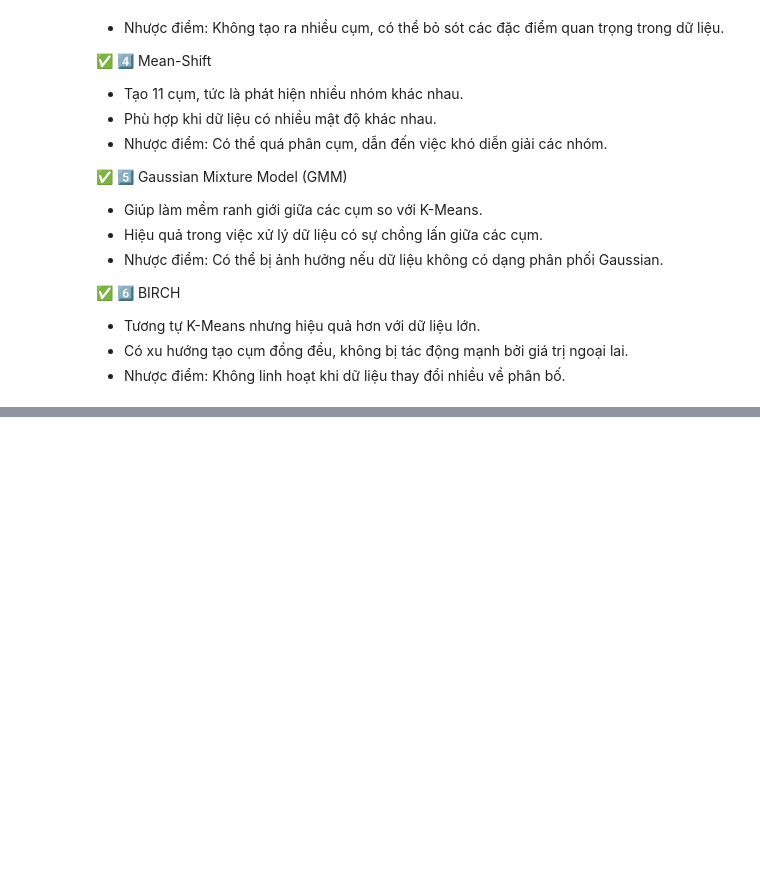
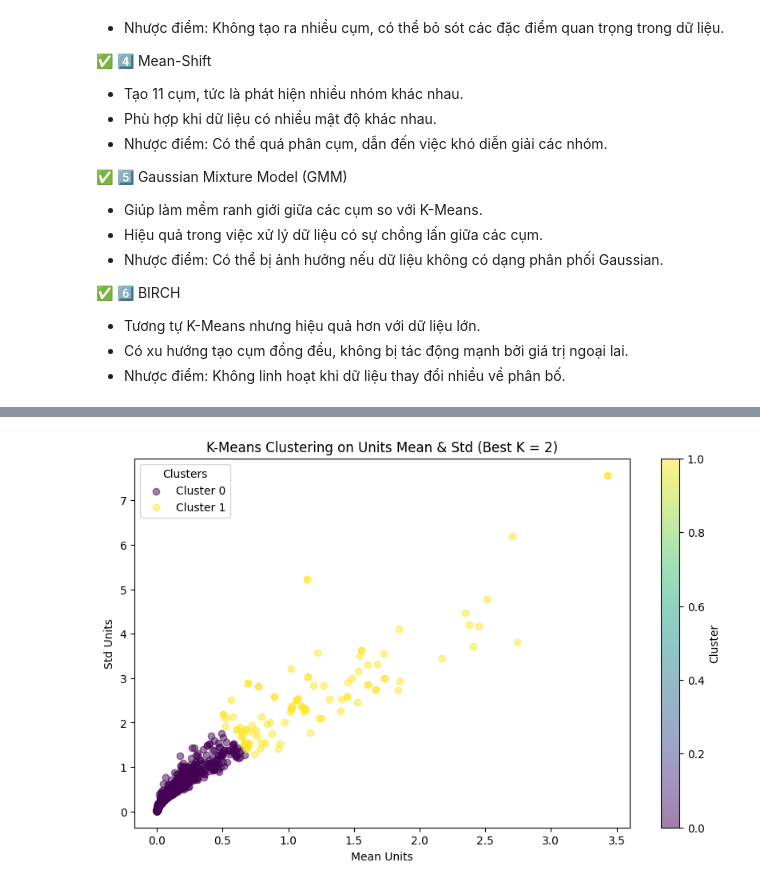
Before and after one commit to HaiAu2501/Try-Some-Models, a Jupyter notebook: tasks/3.ipynb, the cells around one changed output, grey strips where cells are left out. Drawn from its saved outputs; the diff is of its cells as text; code cells hidden in the pictures; blank space fills up the shorter version.

```diff
--- a/tasks/3.ipynb
+++ b/tasks/3.ipynb
@@ -1091,0 +634,80 @@ plt.show()
+# %%
+import pandas as pd
+import numpy as np
+import matplotlib.pyplot as plt
+from sklearn.cluster import KMeans
+from sklearn.metrics import silhouette_score
+from sklearn.preprocessing import StandardScaler
+
+from dataflow import df_train, df_test, df_geography, df_product
+
+# Kết nối dữ liệu
+df = df_train.merge(df_geography, on='Zip', how='left').merge(df_product, on='ProductID', how='left')
+
+
+# Đảm bảo cột "Date" có định dạng datetime
+df_train["Date"] = pd.to_datetime(df_train["Date"])
+
+# Groupby theo ProductID và Date trước
+df_grouped = df_train.groupby(["ProductID", "Date"]).agg({"Revenue": "sum", "Units": "sum"}).reset_index()
+
+# Xác định toàn bộ phạm vi ngày
+date_range_full = pd.date_range(start=df_grouped["Date"].min(), end=df_grouped["Date"].max())
+
+# Tạo DataFrame chứa mọi kết hợp ProductID và Date
+products = df_grouped["ProductID"].unique()
+full_index = pd.MultiIndex.from_product([products, date_range_full], names=["ProductID", "Date"])
+df_full = pd.DataFrame(index=full_index).reset_index()
+
+# Hợp nhất với dữ liệu gốc để đảm bảo đầy đủ ngày
+df_train_full = df_full.merge(df_grouped, on=["ProductID", "Date"], how="left")
+
+# Điền giá trị NaN (giả định ngày không có giao dịch tức là doanh thu và số lượng bán = 0)
+df_train_full[["Revenue", "Units"]] = df_train_full[["Revenue", "Units"]].fillna(0)
+
+# Tính trung bình (mean) và độ lệch chuẩn (std) trên toàn bộ thời gian của từng sản phẩm
+df_stats = df_train_full.groupby("ProductID").agg({"Revenue": ["mean", "std"], "Units": ["mean", "std"]})
+df_stats.columns = ["Revenue_mean", "Revenue_std", "Units_mean", "Units_std"]
+df_stats = df_stats.reset_index()
+
+# Điền giá trị NaN nếu có
+df_stats.fillna(df_stats.mean(), inplace=True)
+
+# Chuẩn hóa dữ liệu trước khi phân cụm
+scaler = StandardScaler()
+X_scaled = scaler.fit_transform(df_stats[["Units_mean", "Units_std"]])
+
+# Sử dụng Silhouette Score để tìm số cụm tối ưu
+silhouette_scores = []
+k_range = range(2, 11)  # Silhouette không dùng k=1
+
+for k in k_range:
+    kmeans = KMeans(n_clusters=k, random_state=42, n_init=10)
+    labels = kmeans.fit_predict(X_scaled)
+    score = silhouette_score(X_scaled, labels)
+    silhouette_scores.append(score)
+
+best_k = k_range[np.argmax(silhouette_scores)]
+
+
+# **Bước 6: Phân cụm với số cụm tốt nhất**
+kmeans = KMeans(n_clusters=best_k, random_state=42, n_init=10)
+df_stats["Cluster"] = kmeans.fit_predict(X_scaled)
+
+# **Bước 7: Vẽ đồ thị phân cụm theo Units_mean và Units_std**
+plt.figure(figsize=(10, 6))
+clusters = df_stats["Cluster"].unique()
+colors = plt.cm.viridis(np.linspace(0, 1, len(clusters)))
+
+for cluster, color in zip(clusters, colors):
+    subset = df_stats[df_stats["Cluster"] == cluster]
+    plt.scatter(subset["Units_mean"], subset["Units_std"], color=color, label=f"Cluster {cluster}", alpha=0.5)
+
+plt.colorbar(label="Cluster")
+plt.xlabel("Mean Units")
+plt.ylabel("Std Units")
+plt.title(f"K-Means Clustering on Units Mean & Std (Best K = {best_k})")
+plt.legend(title="Clusters")
+plt.show()
+# %% [output]
+[figure, added]
```
Also changed, not shown: parts of 52 cells of this notebook.
